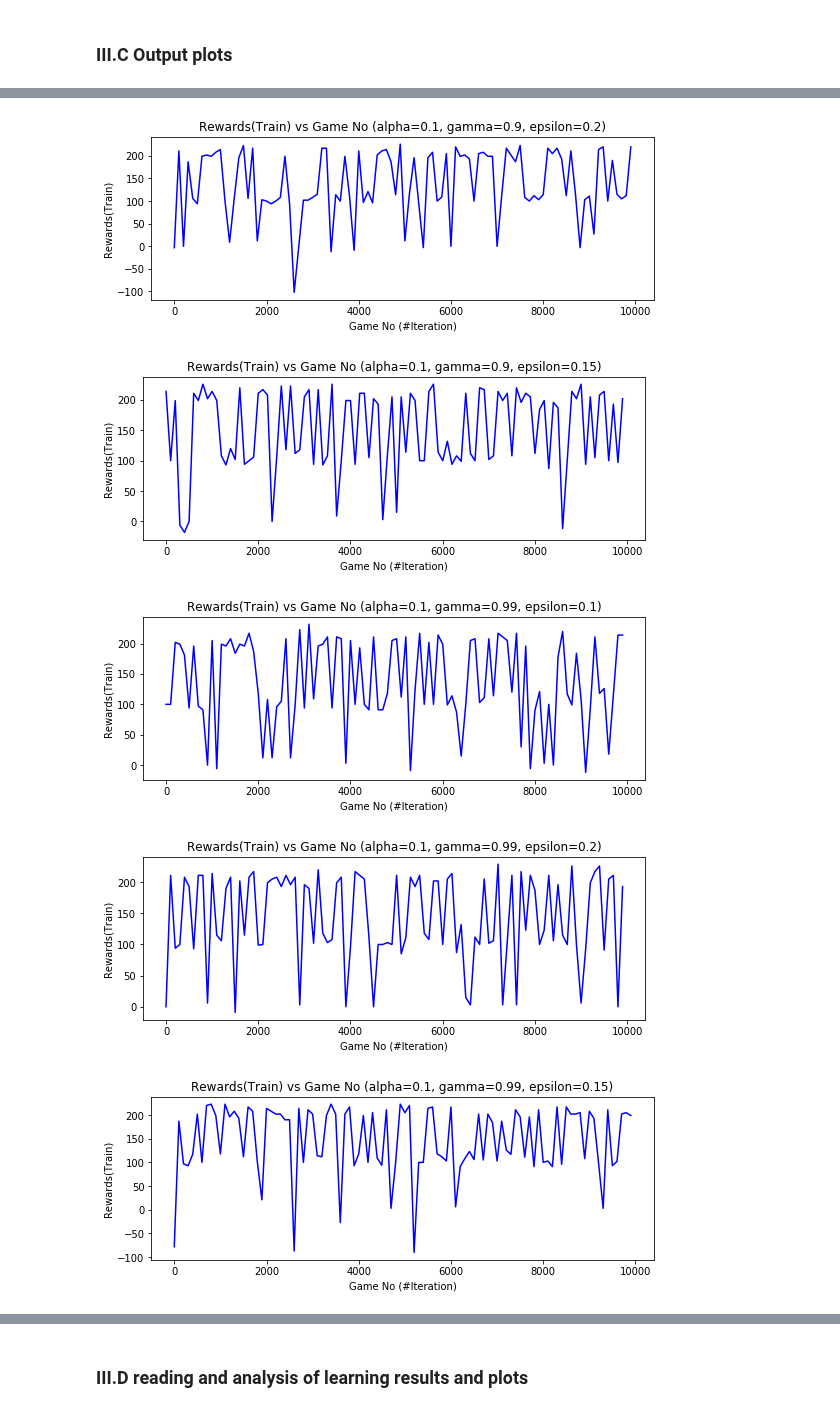
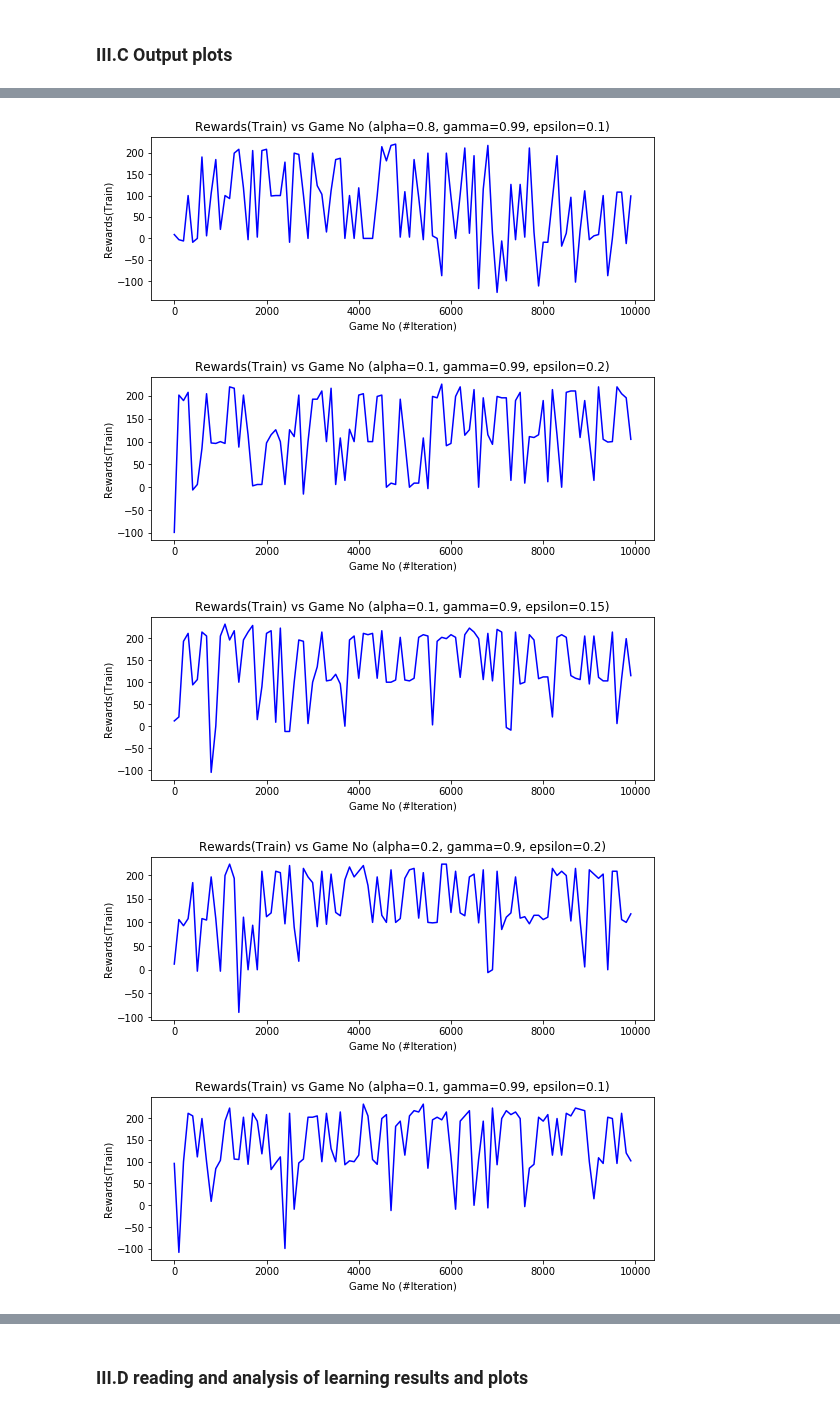
Before and after one commit to hasanjawad001/ML_ReinforcementLearning_Game_Rummy, a Jupyter notebook: assignment_4.ipynb, the cells around one changed output, grey strips where cells are left out. Cells and saved outputs as stored; diff of their text form; code cells hidden in the pictures.

```diff
--- a/assignment_4.ipynb
+++ b/assignment_4.ipynb
@@ -774,7 +774,7 @@ rummy = RummyAgent([p1, p2], max_card_length=3, max_turns=20)
 
 param_agent_rewards_steps_list = []
 alpha_gamma_epsilon_list =[]
-option_alpha_list = [0.1]
+option_alpha_list = [0.1, 0.2, 0.8]
 option_gamma_list = [0.9, 0.99]
 option_epsilon_list = [0.1, 0.2, 0.15]
 
@@ -884,4 +898,5 @@ First, for the testing dataset i check the win % (these scores are based of 1000
 # %%
+param_score_agent_rewards_steps_list.sort(key = lambda x: x[1], reverse=True)
 for elem in param_score_agent_rewards_steps_list:
     param = elem[0]
     score = elem[1]
@@ -901,7 +931,11 @@ Now i am adding some plots to visualize the results more effectively.
+# %%
+import random
+show_list = param_score_agent_rewards_steps_list[0:18:3]
+random.shuffle(show_list)
 # %%
 import matplotlib.pyplot as plt
 fig = plt.figure(figsize=(9,3))
-for elem in param_score_agent_rewards_steps_list:
+for elem in show_list:
     param = str(elem[0])
     score = elem[1]
 #     agent = elem[2]
@@ -916,5 +950,5 @@ for elem in param_score_agent_rewards_steps_list:
 # %%
-for elem in param_score_agent_rewards_steps_list:
+for elem in show_list:
     fig = plt.figure(figsize=(9,3))
     param = elem[0]
     rewards = elem[3]
@@ -930,6 +964,6 @@ for elem in param_score_agent_rewards_steps_list:
-[figure, old version]
+[figure, new version]
-[figure, old version]
+[figure, new version]
-[figure, old version]
+[figure, new version]
-[figure, old version]
+[figure, new version]
-[figure, old version]
+[figure, new version]
 # %%
```
Also changed, not shown: parts of 16 cells of this notebook.
